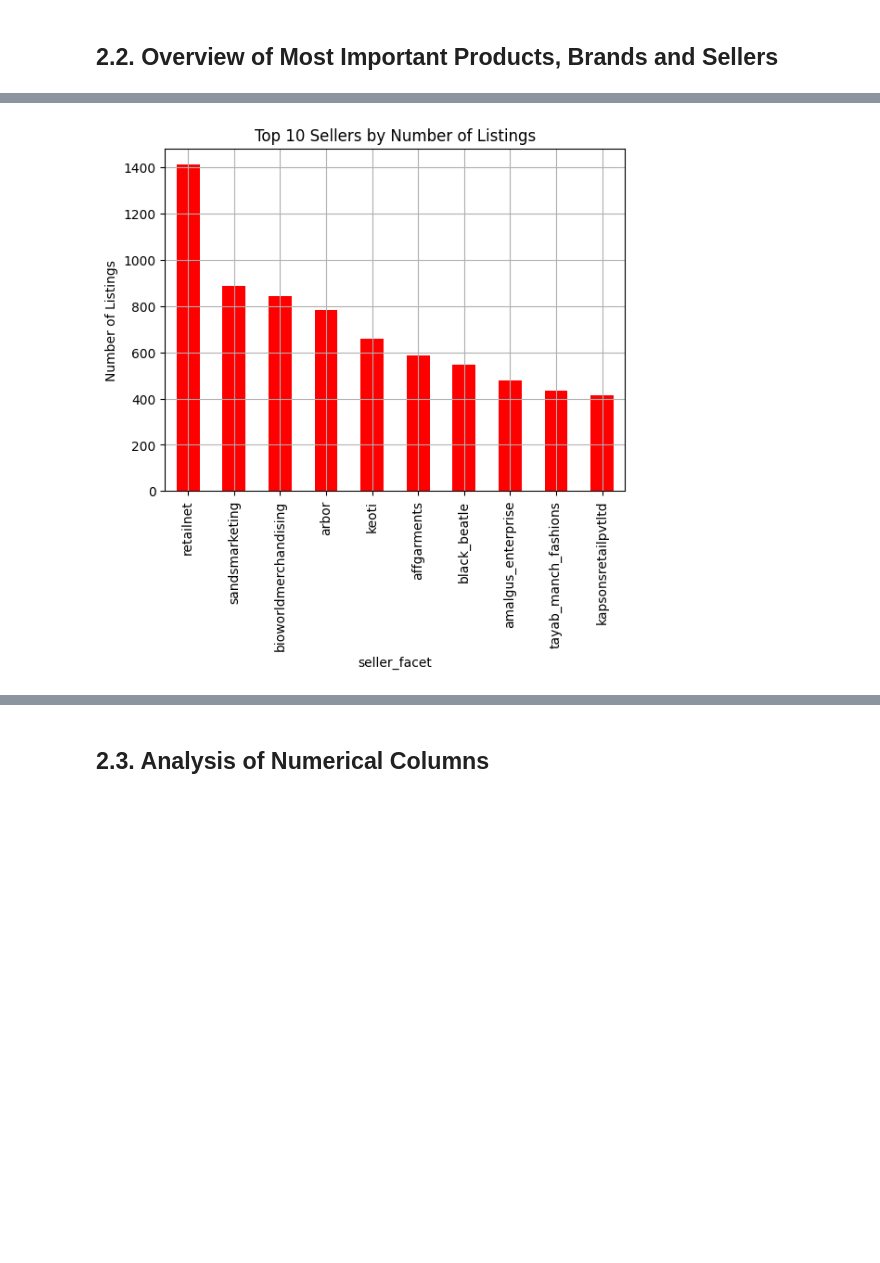
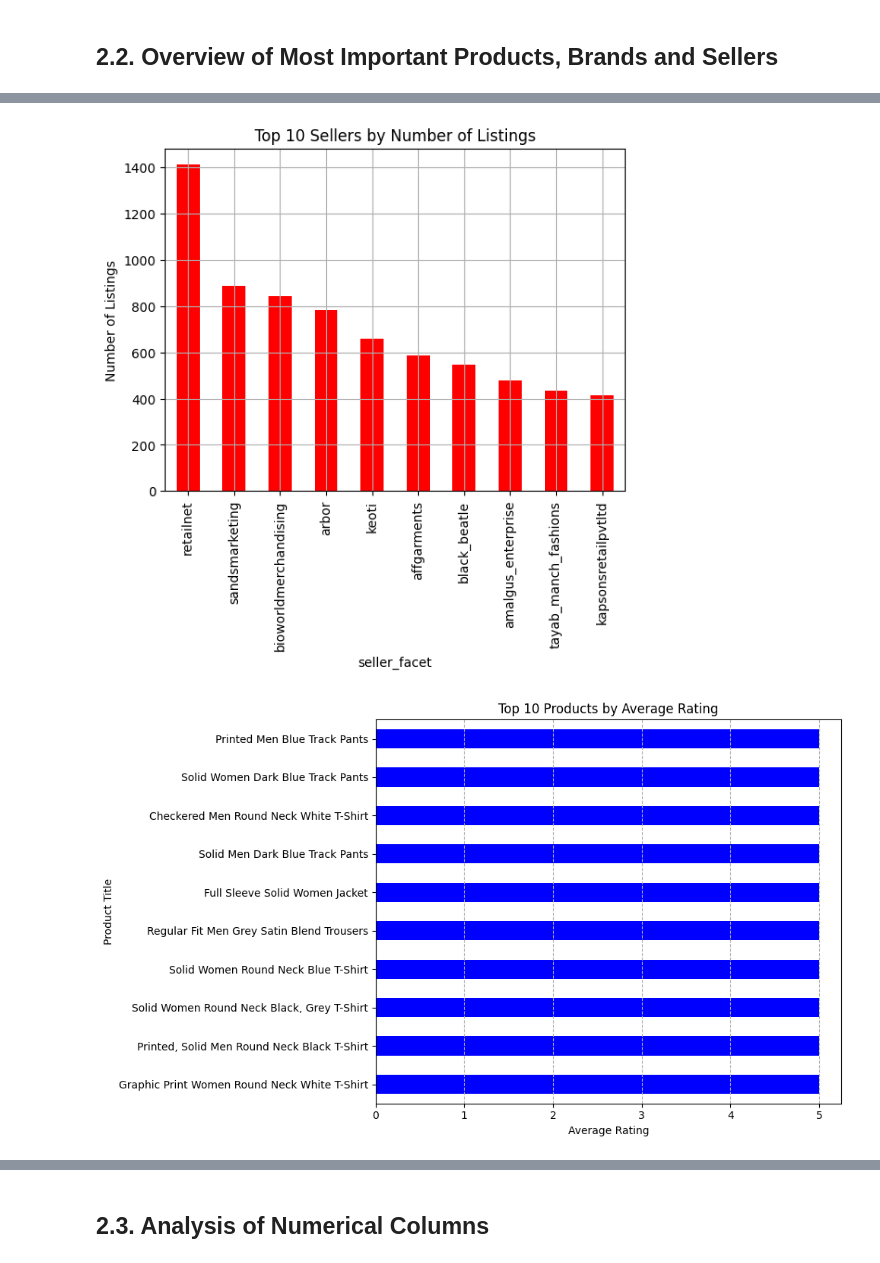
Before and after one commit to juliaaaloopez/irwa_search_engine_G_011, a Jupyter notebook: project_progress/part_1/Part_1.ipynb, the cells around one changed output, grey strips where cells are left out. Cells and saved outputs as stored; diff of their text form; code cells hidden in the pictures; blank space fills up the shorter version.

Commit message:
Ranking of products based on rating, price, and discount done.

```diff
--- a/project_progress/part_1/Part_1.ipynb
+++ b/project_progress/part_1/Part_1.ipynb
@@ -413,6 +413,49 @@ plt.title("Top 10 Sellers by Number of Listings")
 plt.ylabel("Number of Listings")
 plt.grid()
 plt.show()
+
+
+# Products with the best rating
+# Sort by rating (highest first) and drop duplicate titles to show unique products
+top_rated_products = df.sort_values(by='average_rating', ascending=False).drop_duplicates(subset=['title'])
+
+# Products with the best price (lowest selling price)
+# Sort by price (lowest first) and drop duplicate titles
+top_priced_products = df.sort_values(by='selling_price', ascending=True).drop_duplicates(subset=['title'])
+
+# Products with the most discount
+# Sort by discount (highest first) and drop duplicate titles
+top_discount_products = df.sort_values(by='discount', ascending=False).drop_duplicates(subset=['title'])
+
+# Top 10 Products by Average Rating plot
+top_rated_products.head(10).plot(kind='barh', x='title', y='average_rating', figsize=(10, 6), color='blue', legend=False)
+plt.title("Top 10 Products by Average Rating")
+plt.xlabel("Average Rating")
+plt.ylabel("Product Title")
+plt.grid(True, axis='x', linestyle='--')
+plt.tight_layout()  # Adjust plot to prevent labels from being cut off
+plt.savefig('top_rated_products.png')
+plt.show()
+
+# Top 10 Products by Lowest Price plot
+top_priced_products.head(10).plot(kind='barh', x='title', y='selling_price', figsize=(10, 6), color='green', legend=False)
+plt.title("Top 10 Products by Lowest Price")
+plt.xlabel("Selling Price")
+plt.ylabel("Product Title")
+plt.grid(True, axis='x', linestyle='--')
+plt.tight_layout()
+plt.savefig('top_priced_products.png')
+plt.show()
+
+# Top 10 Products by Highest Discount plot
+top_discount_products.head(10).plot(kind='barh', x='title', y='discount', figsize=(10, 6), color='red', legend=False)
+plt.title("Top 10 Products by Highest Discount")
+plt.xlabel("Discount (%)")
+plt.ylabel("Product Title")
+plt.grid(True, axis='x', linestyle='--')
+plt.tight_layout()
+plt.savefig('top_discount_products.png')
+plt.show()
 # %% [output]
 We have found 28080 different pids.
 
@@ -424,30 +467,31 @@ Printed Men Round Neck Black T-Shirt        418
 Printed Women Round Neck Black T-Shirt      396
 Printed Women Round Neck White T-Shirt      349
 Rayon Printed Shirt Fabric  (Unstitched)    343
 Name: count, dtype: int64
 
 ... (15 lines left out)
 arbo            806
 reeb            802
 pu              798
 Name: count, dtype: int64
 [figure]
 We have found 535 different sellers:
 seller_facet
                          1643
 retailnet                1411
 sandsmarketing            887
 bioworldmerchandising     842
 arbor                     783
 Name: count, dtype: int64
 
 
 We have found 141 different valid sellers:
 seller_facet
 retailnet                1411
 sandsmarketing            887
 bioworldmerchandising     842
 arbor                     783
 keoti                     660
 Name: count, dtype: int64
 [figure]
+[figure, added]
```
Also changed, not shown: parts of 4 cells of this notebook, 3 other files.
